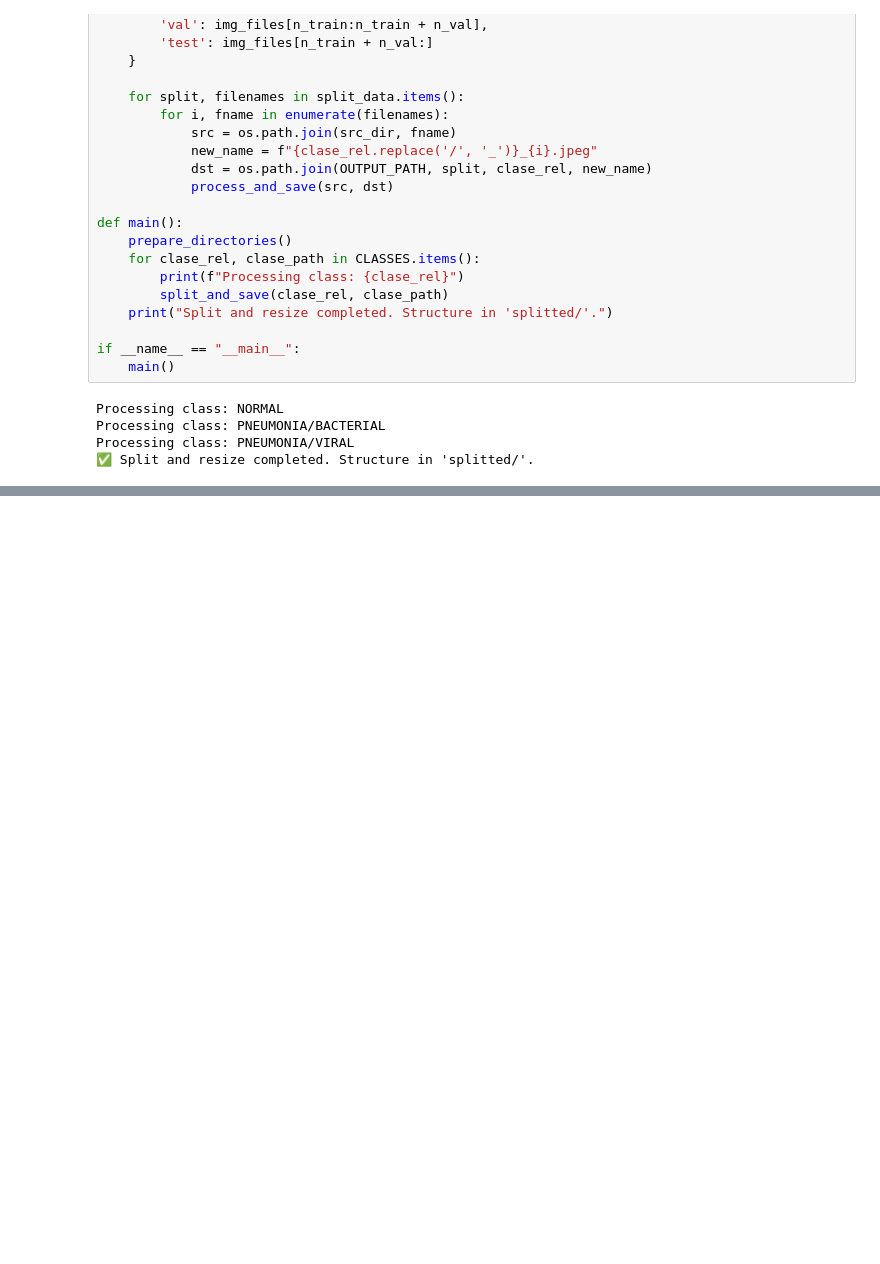
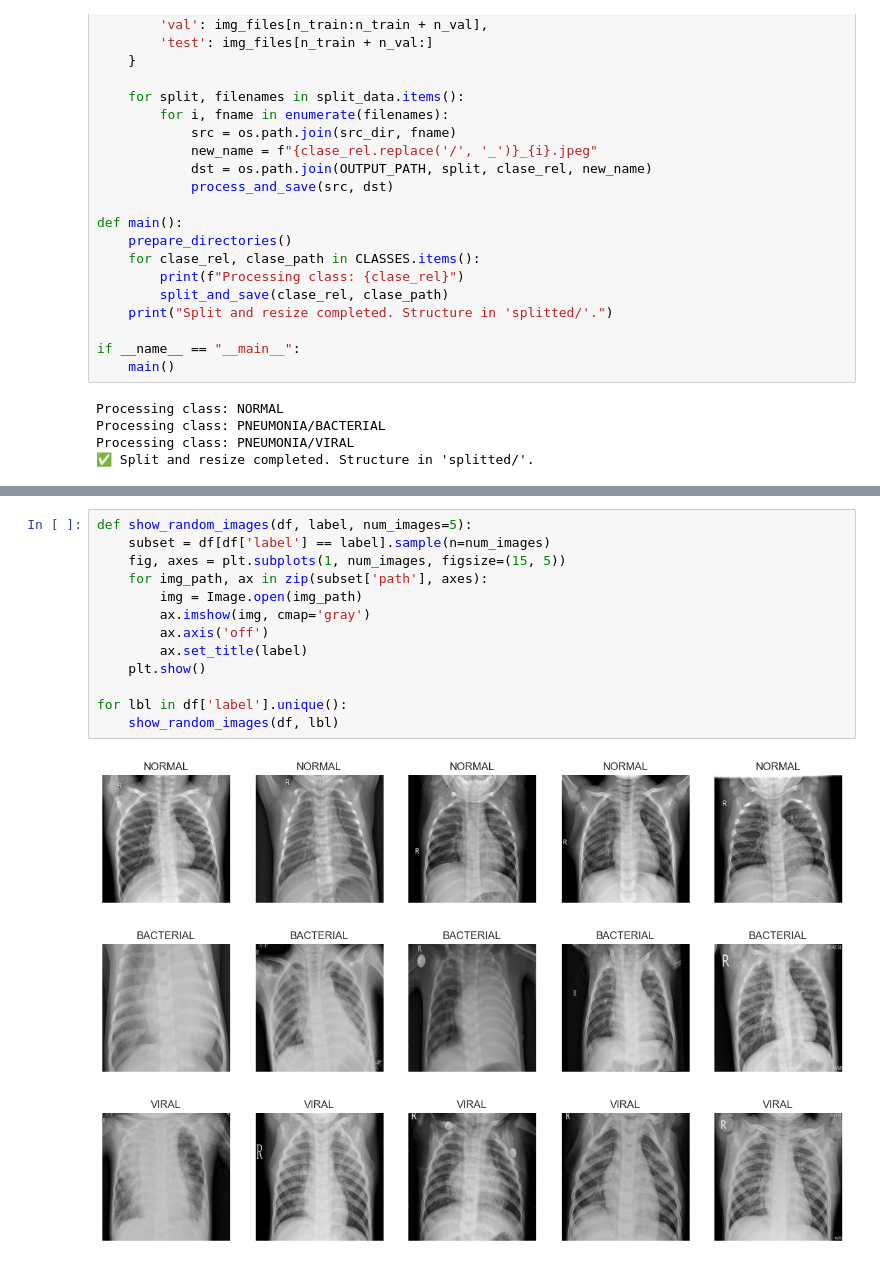
Before and after one commit to LuisaMG01/NeumoScan, a Jupyter notebook: notebooks/eda.ipynb, the cells around one changed output, grey strips where cells are left out. Saved outputs shown, nothing was run; the diff lists cells and outputs as text; blank space fills up the shorter version.

```diff
--- a/notebooks/eda.ipynb
+++ b/notebooks/eda.ipynb
@@ -102,0 +191,17 @@ Processing class: PNEUMONIA/VIRAL
+# %%
+def show_random_images(df, label, num_images=5):
+    subset = df[df['label'] == label].sample(n=num_images)
+    fig, axes = plt.subplots(1, num_images, figsize=(15, 5))
+    for img_path, ax in zip(subset['path'], axes):
+        img = Image.open(img_path)
+        ax.imshow(img, cmap='gray')
+        ax.axis('off')
+        ax.set_title(label)
+    plt.show()
+
+for lbl in df['label'].unique():
+    show_random_images(df, lbl)
+# %% [output]
+[figure, added]
+[figure, added]
+[figure, added]
```
Also changed, not shown: parts of 10 cells of this notebook, 14 other files.
